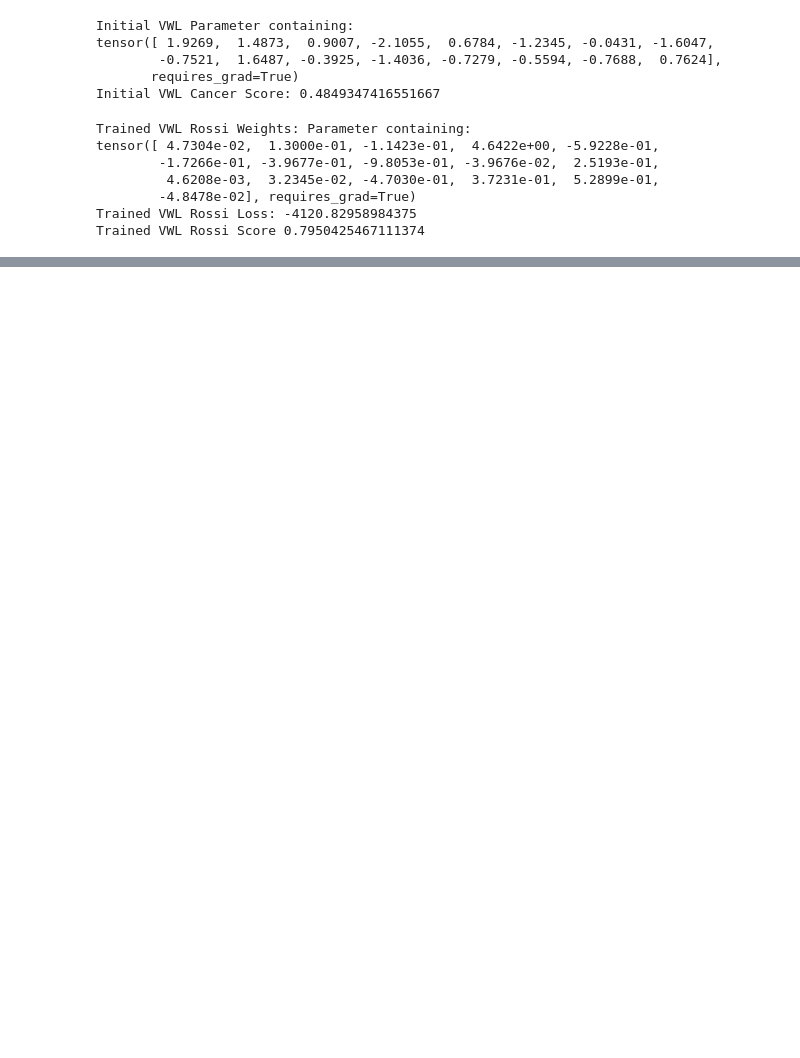
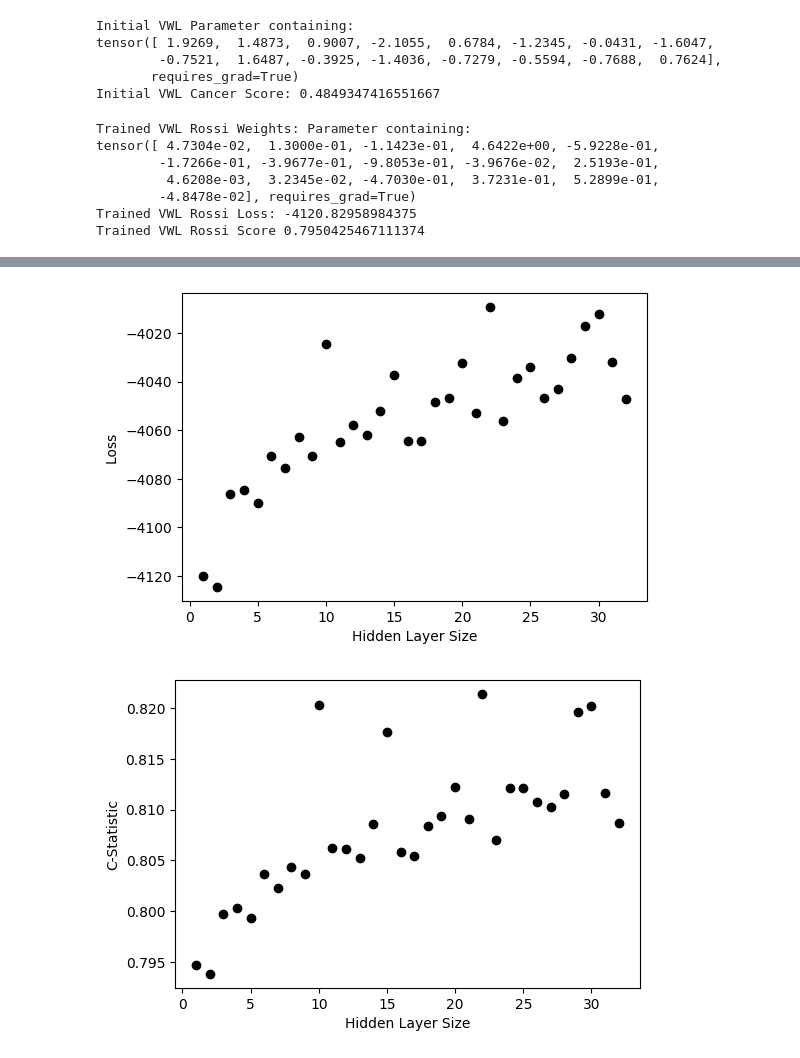
Before and after one commit to Kcole3/datasci_223, a Jupyter notebook: exercises/final_project.ipynb, the cells around one changed output, grey strips where cells are left out. Cells and saved outputs as stored; diff of their text form; code cells hidden in the pictures; blank space fills up the shorter version.

```diff
--- a/exercises/final_project.ipynb
+++ b/exercises/final_project.ipynb
@@ -1696,0 +1860,17 @@ Trained VWL Rossi Score 0.7950425467111374
+# %%
+# Plot the losses
+plt.figure(figsize=(6, 4))
+plt.scatter(cancer_snn_hidden_sizes, cancer_snn_losses, label='Loss', color='black')
+plt.xlabel('Hidden Layer Size')
+plt.ylabel('Loss ')
+plt.show()
+
+# Plot the c-Score scores
+plt.figure(figsize=(6, 4))
+plt.scatter(cancer_snn_hidden_sizes, cancer_snn_scores, label='C-Statistic', color='black')
+plt.xlabel('Hidden Layer Size')
+plt.ylabel('C-Statistic')
+plt.show()
+# %% [output]
+[figure, added]
+[figure, added]
```
Also changed, not shown: parts of 25 cells of this notebook.
